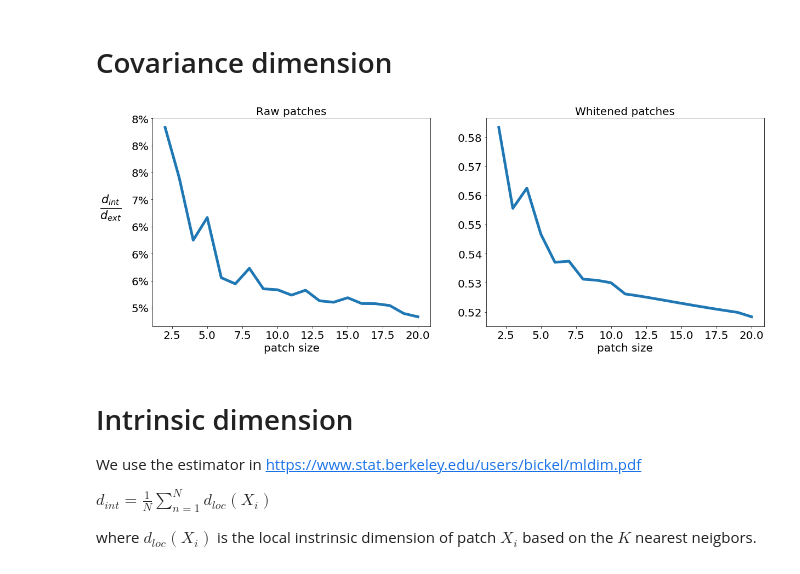
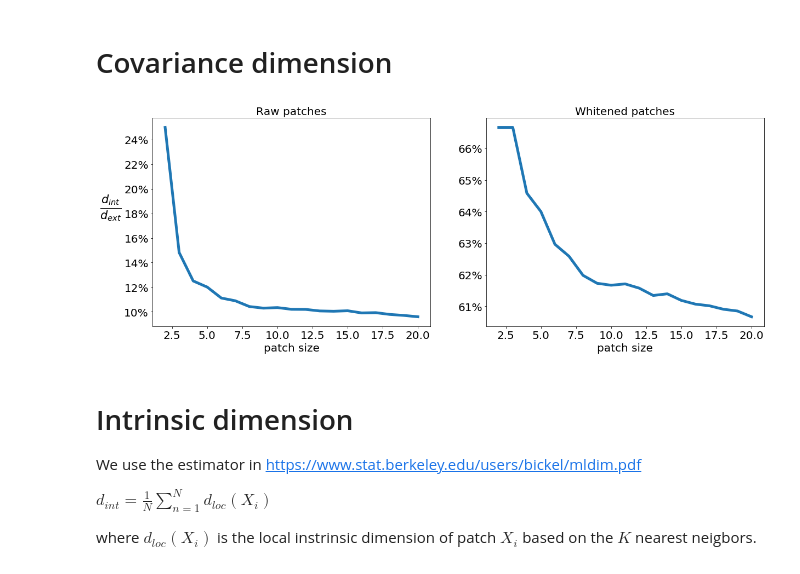
Before and after one commit to louity/patches, a Jupyter notebook: PatchesAnalysis.ipynb, the cells around one changed output. Drawn from its saved outputs; the diff is of its cells as text; code cells hidden in the pictures.

Commit message:
generating figures

```diff
--- a/PatchesAnalysis.ipynb
+++ b/PatchesAnalysis.ipynb
@@ -255,26 +255,26 @@ No handles with labels found to put in legend.
 # %%
 fig, ax = plt.subplots(1,2, figsize=(20,7))
 # params
 max_id = 100
 raw_idx=0
 whitened_idx = 3
 linewidth = 5.
-thresh = 0.1
+thresh = 0.05
 
 # computing intrinc dims
 all_dims = [ pa.cov_dimension(all_eigvals[i], thresh) for i in range(len(patch_sizes))]
 all_dims = np.array(all_dims)
 
 # plot
 ax[0].plot(np.array(patch_sizes),all_dims[:,raw_idx],label = str(patch_sizes[i]), linewidth = linewidth )
 ax[1].plot(np.array(patch_sizes),all_dims[:,whitened_idx],label = str(patch_sizes[i]), linewidth = linewidth)
 
 format_ax(ax[0],xlabel='patch size', ylabel= '$\\frac{d_{int}}{d_{ext}}$', title = 'Raw patches', labelsize=20)
-format_ax(ax[1],xlabel='patch size', ylabel= '', title = 'Whitened patches', labelsize=20, y_ticks_format=None)
+format_ax(ax[1],xlabel='patch size', ylabel= '', title = 'Whitened patches', labelsize=20)
 
 save('intrinsic_dims')
 # %% [output]
-[figure, old version]
+[figure, new version]
 # %% [markdown]
 # Intrinsic dimension
 We use the estimator in https://www.stat.berkeley.edu/users/bickel/mldim.pdf
```
Also changed, not shown: 4 other files.
